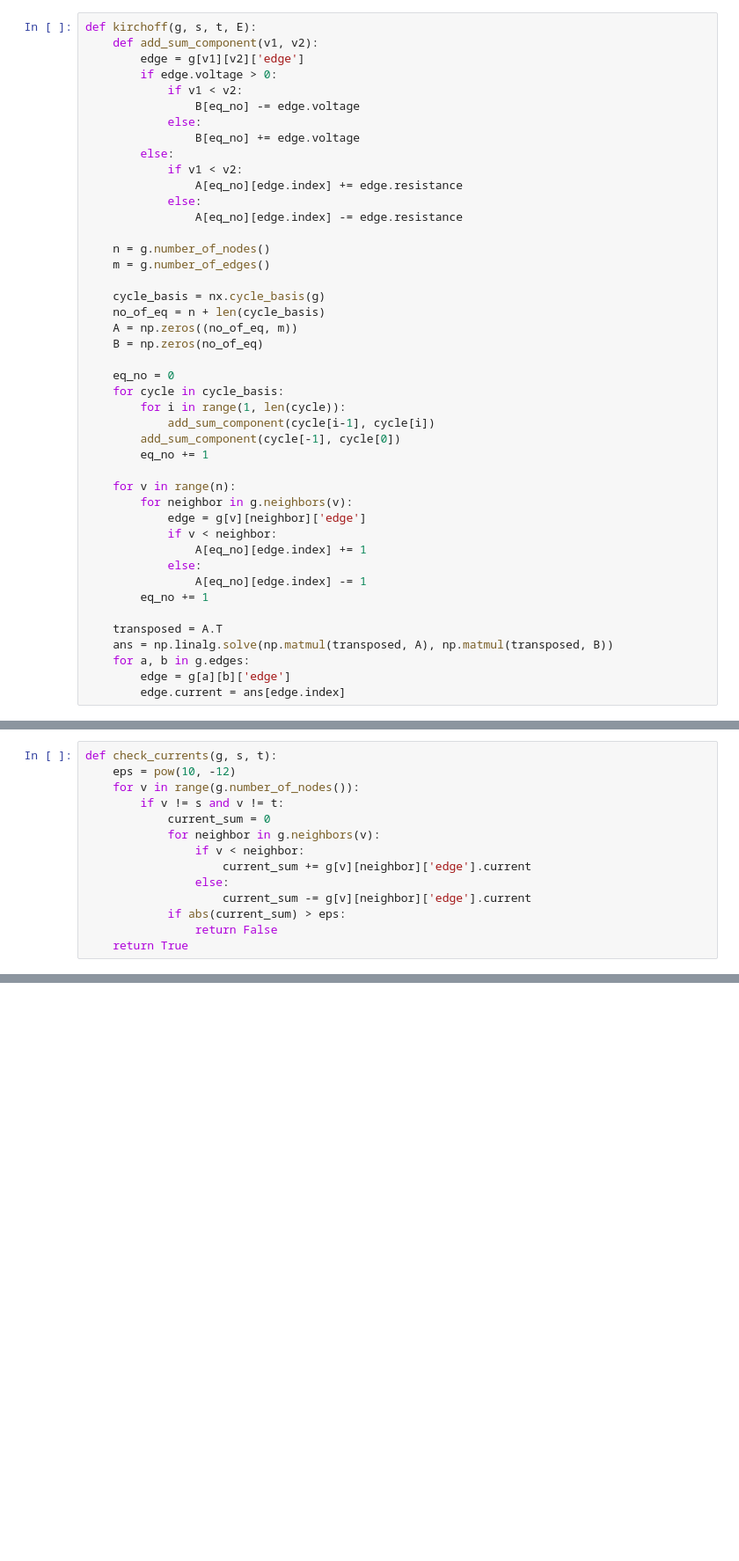
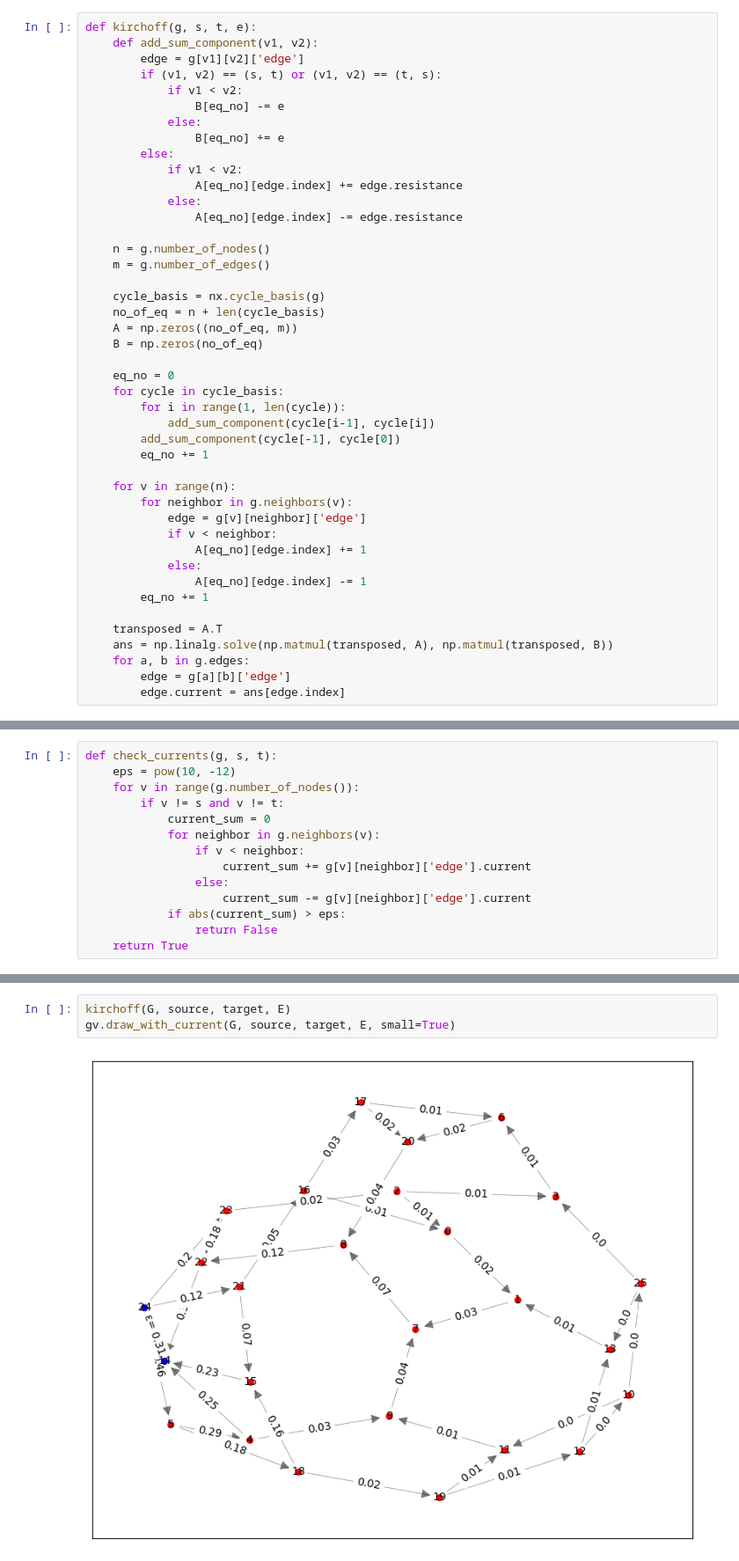
Before and after one commit to michal200292/Numericke-metody, a Jupyter notebook: lab2/zad3.ipynb, the cells around one changed output, grey strips where cells are left out. Shown: that part at 88% size. Cells and saved outputs as stored; diff of their text form; blank space fills up the shorter version.

```diff
--- a/lab2/zad3.ipynb
+++ b/lab2/zad3.ipynb
@@ -12,12 +22,12 @@ importlib.reload(gv)
 # %%
-def kirchoff(g, s, t, E):
+def kirchoff(g, s, t, e):
     def add_sum_component(v1, v2):
         edge = g[v1][v2]['edge']
-        if edge.voltage > 0:
+        if (v1, v2) == (s, t) or (v1, v2) == (t, s):
             if v1 < v2:
-                B[eq_no] -= edge.voltage
+                B[eq_no] -= e
             else:
-                B[eq_no] += edge.voltage
+                B[eq_no] += e
         else:
             if v1 < v2:
                 A[eq_no][edge.index] += edge.resistance
@@ -93,0 +118,5 @@ def check_currents(g, s, t):
+# %%
+kirchoff(G, source, target, E)
+gv.draw_with_current(G, source, target, E, small=True)
+# %% [output]
+[figure, added]
```
Also changed, not shown: parts of 7 cells of this notebook, 2 other files.
